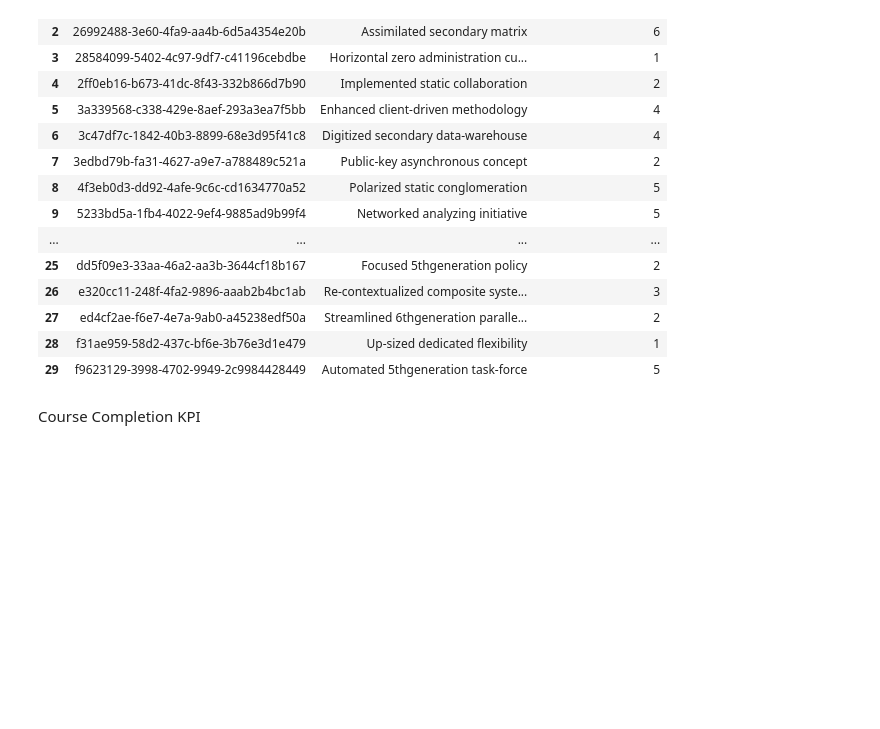
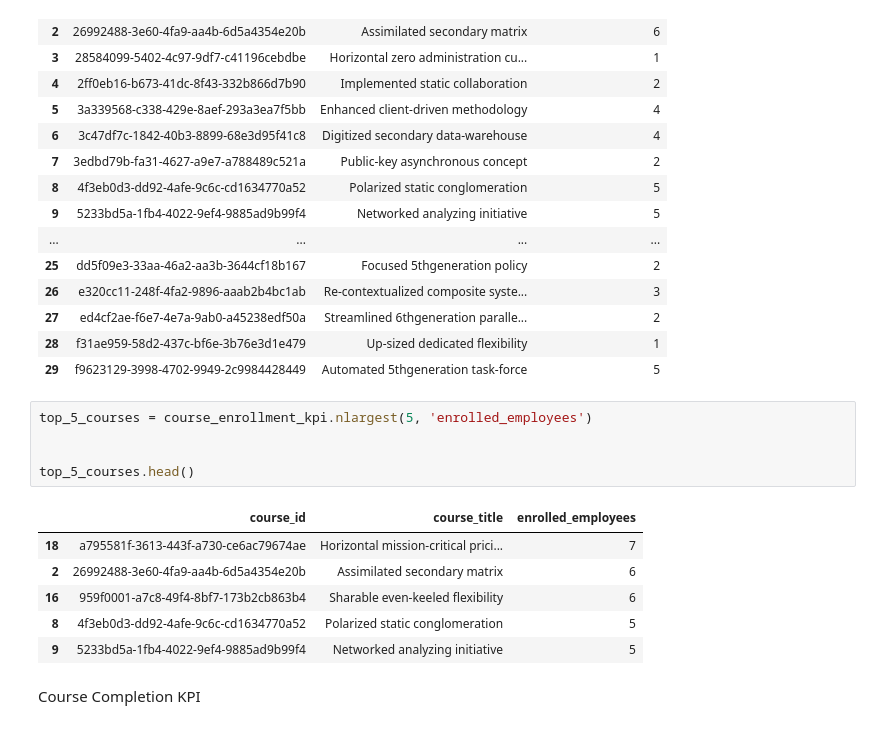
Before and after one commit to vikasreddy1406/Course_completion_project, a Jupyter notebook: data_engineering/data_report_script.ipynb, the cells around one changed output. Cells and saved outputs as stored; diff of their text form; blank space fills up the shorter version.

```diff
--- a/data_engineering/data_report_script.ipynb
+++ b/data_engineering/data_report_script.ipynb
@@ -357,6 +382,18 @@ display(course_enrollment_kpi)
 | 27 | ed4cf2ae-f6e7-4e7a-9ab0-a45238edf50a | Streamlined 6thgeneration paralle... | 2 |
 | 28 | f31ae959-58d2-437c-bf6e-3b76e3d1e479 | Up-sized dedicated flexibility | 1 |
 | 29 | f9623129-3998-4702-9949-2c9984428449 | Automated 5thgeneration task-force | 5 |
+# %%
+top_5_courses = course_enrollment_kpi.nlargest(5, 'enrolled_employees')
+
+
+top_5_courses.head()
+# %% [output]
+|  | course_id | course_title | enrolled_employees |
+| 18 | a795581f-3613-443f-a730-ce6ac79674ae | Horizontal mission-critical prici... | 7 |
+| 2 | 26992488-3e60-4fa9-aa4b-6d5a4354e20b | Assimilated secondary matrix | 6 |
+| 16 | 959f0001-a7c8-49f4-8bf7-173b2cb863b4 | Sharable even-keeled flexibility | 6 |
+| 8 | 4f3eb0d3-dd92-4afe-9c6c-cd1634770a52 | Polarized static conglomeration | 5 |
+| 9 | 5233bd5a-1fb4-4022-9ef4-9885ad9b99f4 | Networked analyzing initiative | 5 |
 # %% [markdown]
 Course Completion KPI
 # %%
```
Also changed, not shown: parts of 5 cells of this notebook, 6 other files.
